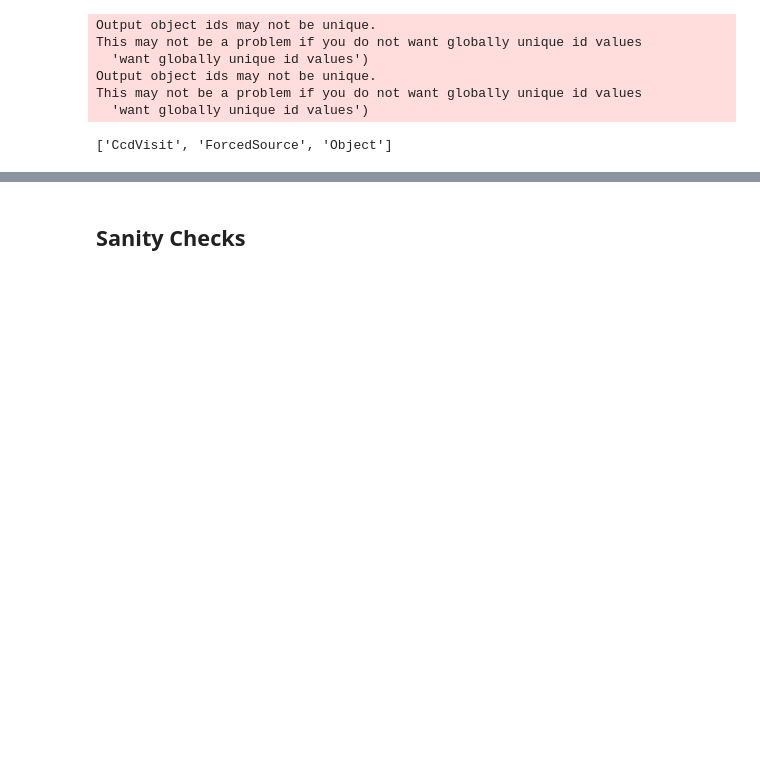
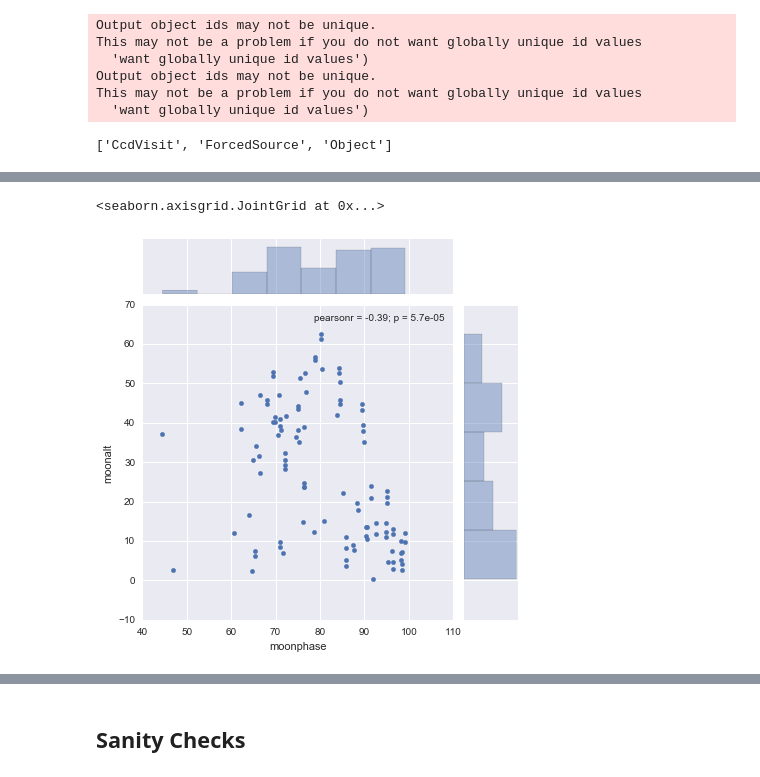
Before and after one commit to LSSTDESC/Twinkles, a Jupyter notebook: examples/notebooks/MissingObsHistIds.ipynb, the cells around one changed output, grey strips where cells are left out. Saved outputs shown, nothing was run; the diff lists cells and outputs as text; code cells hidden in the pictures; blank space fills up the shorter version.

```diff
--- a/examples/notebooks/MissingObsHistIds.ipynb
+++ b/examples/notebooks/MissingObsHistIds.ipynb
@@ -50,0 +59,2 @@ phoSimFailedObsHistIDs = set(run1meta.query('runlimit==1').index.values)
+# %%
+phosimFailures = run1meta.query('runlimit == 1')
@@ -50,0 +79,3 @@ phoSimFailedObsHistIDs = set(run1meta.query('runlimit==1').index.values)
+# %%
+import seaborn as sns
+sns.set()
@@ -50,0 +85,5 @@ phoSimFailedObsHistIDs = set(run1meta.query('runlimit==1').index.values)
+# %%
+sns.jointplot(x='moonphase', y='moonalt', data=phosimFailures)
+# %% [output]
+<seaborn.axisgrid.JointGrid at 0x...>
+[figure, added]
```
Also changed, not shown: parts of 12 cells of this notebook.
